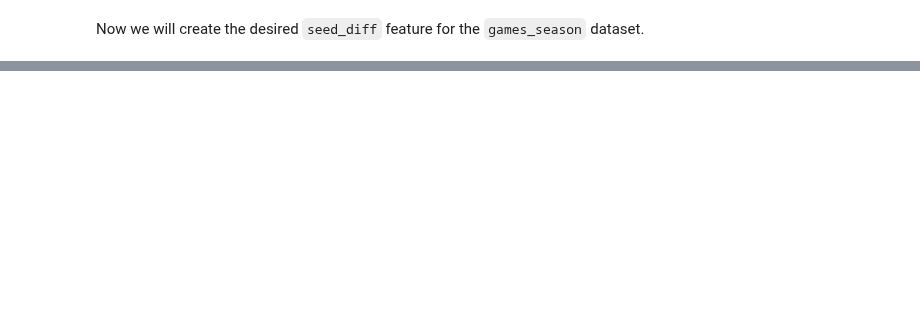
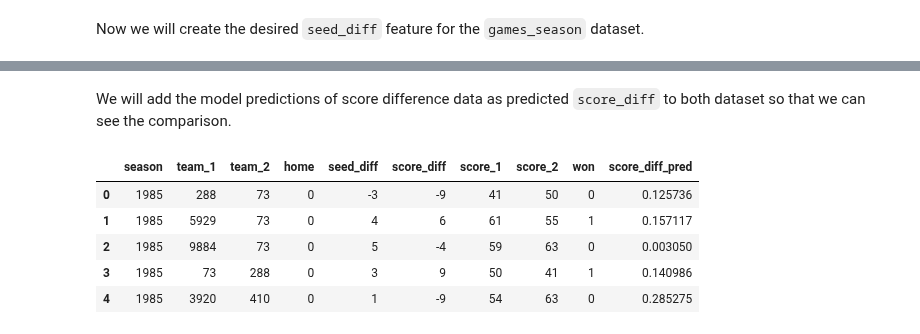
Before and after one commit to syednayeemridwan/data-science-projects, a Jupyter notebook: Basketball Game Output Prediction/Basketball ML.ipynb, the cells around one changed output, grey strips where cells are left out. Cells and saved outputs as stored; diff of their text form; code cells hidden in the pictures; blank space fills up the shorter version.

```diff
--- a/Basketball Game Output Prediction/Basketball ML.ipynb
+++ b/Basketball Game Output Prediction/Basketball ML.ipynb
@@ -133,0 +326,13 @@ games_season.head()
+# %% [markdown]
+We will add the model predictions of score difference data as predicted `score_diff` to both dataset so that we can see the comparison.
+# %%
+# Predict
+games_tourney['score_diff_pred'] = model.predict([games_tourney['team_1'], games_tourney['team_2'], games_tourney['home']])
+games_tourney.head()
+# %% [output]
+|  | season | team_1 | team_2 | home | seed_diff | score_diff | score_1 | score_2 | won | score_diff_pred |
+| 0 | 1985 | 288 | 73 | 0 | -3 | -9 | 41 | 50 | 0 | 0.125736 |
+| 1 | 1985 | 5929 | 73 | 0 | 4 | 6 | 61 | 55 | 1 | 0.157117 |
+| 2 | 1985 | 9884 | 73 | 0 | 5 | -4 | 59 | 63 | 0 | 0.003050 |
+| 3 | 1985 | 73 | 288 | 0 | 3 | 9 | 50 | 41 | 1 | 0.140986 |
+| 4 | 1985 | 3920 | 410 | 0 | 1 | -9 | 54 | 63 | 0 | 0.285275 |
```
Also changed, not shown: parts of 19 cells of this notebook, 1 other file.
